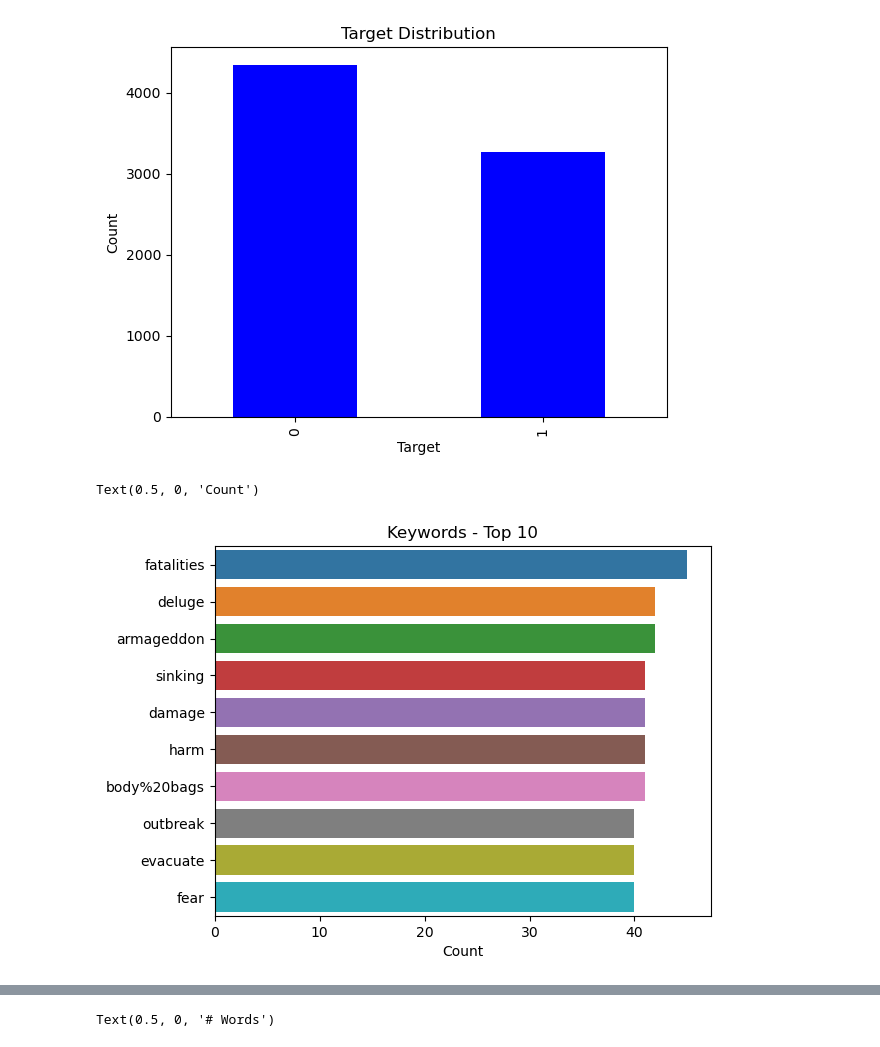
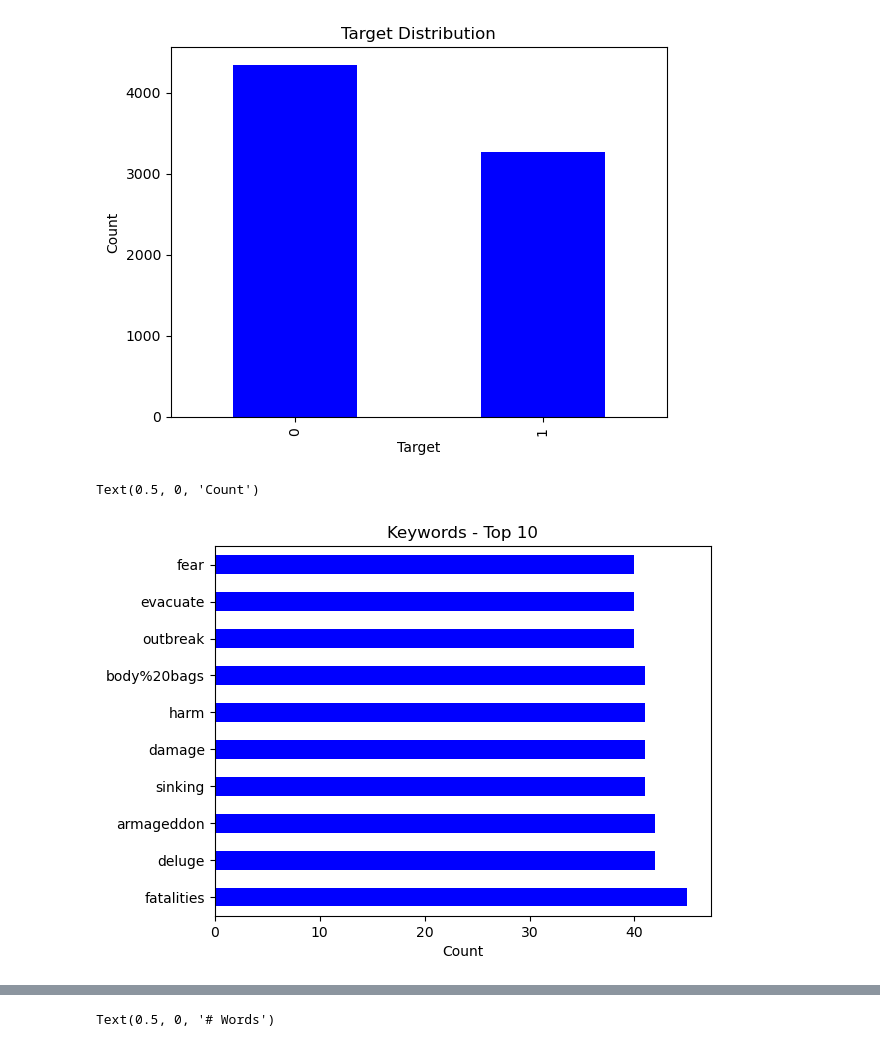
Before and after one commit to nagyszeru/DTSA-5511-NLP, a Jupyter notebook: uoc-nlp.ipynb, the cells around one changed output, grey strips where cells are left out. Saved outputs shown, nothing was run; the diff lists cells and outputs as text; code cells hidden in the pictures.

```diff
--- a/uoc-nlp.ipynb
+++ b/uoc-nlp.ipynb
@@ -90,11 +90,10 @@ plt.ylabel('Count')
 Text(0, 0.5, 'Count')
 [figure]
 # %%
-val=train_data['keyword'].value_counts()[:10]
-sns.barplot(x=val,y=val.index)
+train_data['keyword'].value_counts()[:10].plot(kind='barh', color='blue')
 plt.title("Keywords - Top 10")
 plt.xlabel("Count")
 # %% [output]
 Text(0.5, 0, 'Count')
-[figure, old version]
+[figure, new version]
 # %%
```
Also changed, not shown: parts of 7 cells of this notebook.
